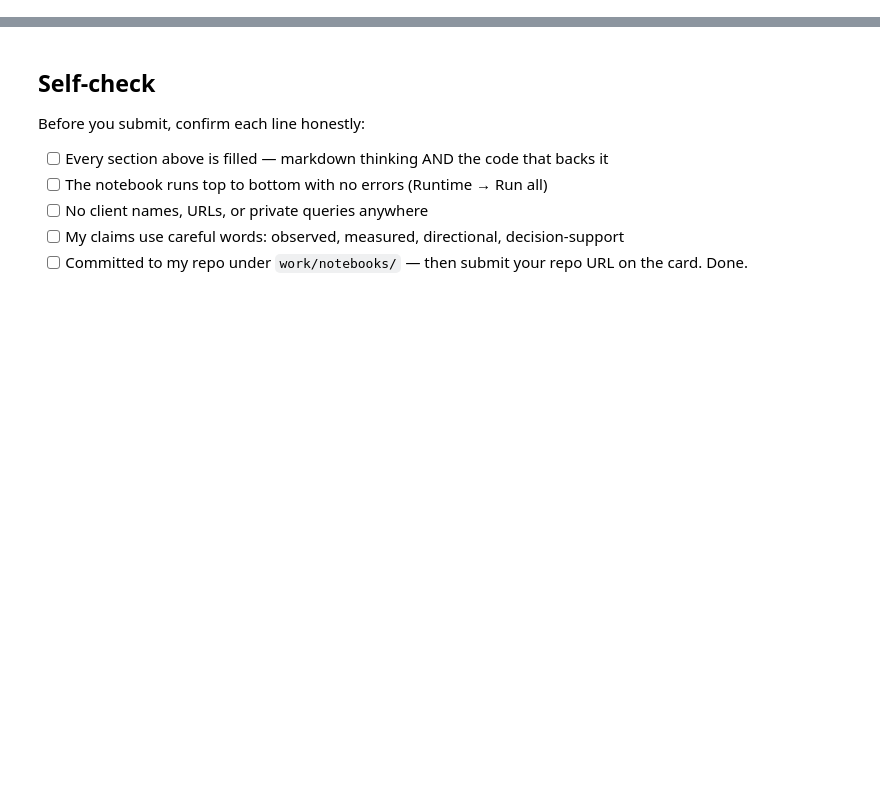
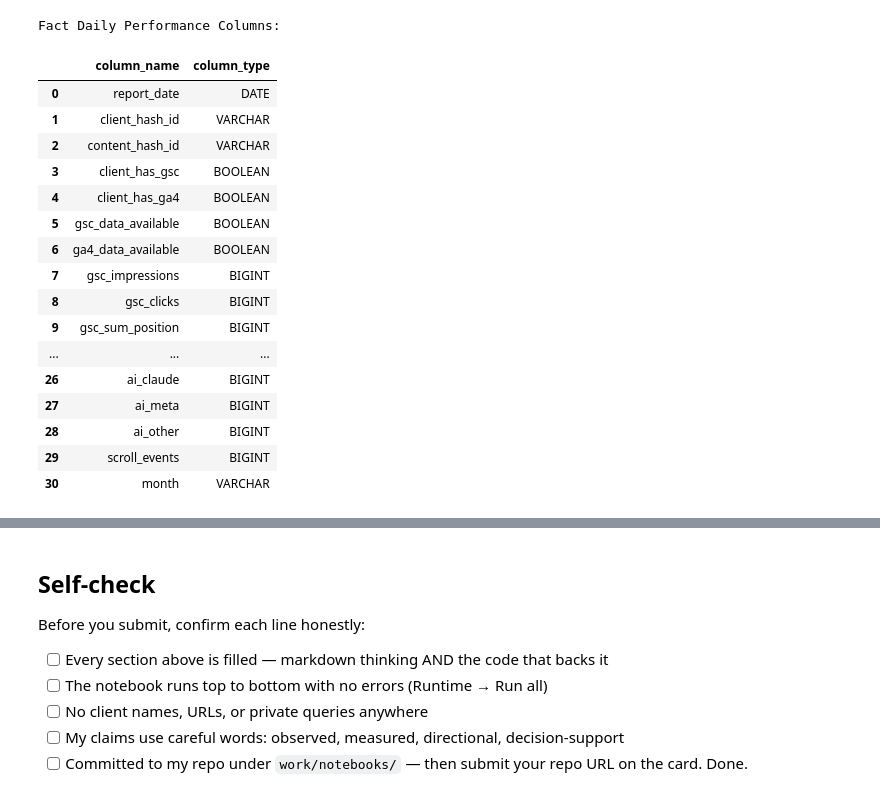
Before and after one commit to Venomm777/FlyAi, a Jupyter notebook: work/notebooks/w03_data_contract.ipynb, the cells around one changed output, grey strips where cells are left out. Cells and saved outputs as stored; diff of their text form; code cells hidden in the pictures; blank space fills up the shorter version.

```diff
--- a/work/notebooks/w03_data_contract.ipynb
+++ b/work/notebooks/w03_data_contract.ipynb
@@ -36,0 +11,21 @@ This skeleton is yours to fill. Work the sections **in order** — each one has
+# %%
+import duckdb
+from google.colab import userdata
+
+hf_token = userdata.get('HF_TOKEN')
+
+con = duckdb.connect()
+con.execute("INSTALL httpfs; LOAD httpfs;")
+
+# Configure Hugging Face Secret
+try:
+    con.execute(f"CREATE SECRET (TYPE HUGGINGFACE, TOKEN '{hf_token}');")
+except Exception:
+    con.execute(f"SET hf_token='{hf_token}';")
+
+REL = "hf://datasets/FlyRank/internship-warehouse"
+FACT_DAILY = f"{REL}/fact_content_daily_performance"
+DIM_CONTENT = f"{REL}/dim_content.parquet"
+DIM_CLIENTS = f"{REL}/dim_clients.parquet"
+
+print("DuckDB Hugging Face connection and paths initialized.")
@@ -36,0 +75,24 @@ This skeleton is yours to fill. Work the sections **in order** — each one has
+# %%
+# Inspect all available columns and types in the daily fact table
+schema_fact = con.execute(f"DESCRIBE SELECT * FROM read_parquet('{FACT_DAILY}/month=2026-03/*.parquet') LIMIT 1;").fetchdf()
+print("Fact Daily Performance Columns:")
+display(schema_fact[["column_name", "column_type"]])
+# %% [output]
+Fact Daily Performance Columns:
+|  | column_name | column_type |
+| 0 | report_date | DATE |
+| 1 | client_hash_id | VARCHAR |
+| 2 | content_hash_id | VARCHAR |
+| 3 | client_has_gsc | BOOLEAN |
+| 4 | client_has_ga4 | BOOLEAN |
+| 5 | gsc_data_available | BOOLEAN |
+| 6 | ga4_data_available | BOOLEAN |
+| 7 | gsc_impressions | BIGINT |
+| 8 | gsc_clicks | BIGINT |
+| 9 | gsc_sum_position | BIGINT |
+| ... | ... | ... |
+| 26 | ai_claude | BIGINT |
+| 27 | ai_meta | BIGINT |
+| 28 | ai_other | BIGINT |
+| 29 | scroll_events | BIGINT |
+| 30 | month | VARCHAR |
```
Also changed, not shown: parts of 17 cells of this notebook.
